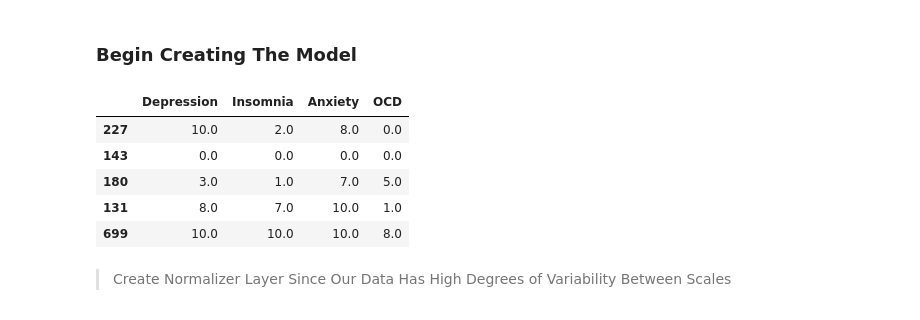
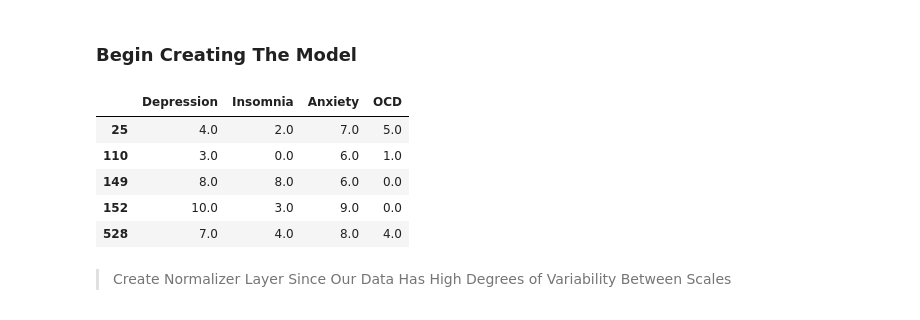
Before and after one commit to ObliqueHacks/musicTaste, a Jupyter notebook: music/music.ipynb, the cells around one changed output. Cells and saved outputs as stored; diff of their text form; code cells hidden in the pictures.

```diff
--- a/music/music.ipynb
+++ b/music/music.ipynb
@@ -53,12 +53,7 @@ dataset.tail()
 5 rows × 44 columns
 # %%
 #all features
-train_superset = dataset.sample(frac=0.9, random_state=0)
+train_superset = dataset.sample(frac=0.8, random_state=0)
 test_superset = dataset.drop(train_superset.index)
-
-#only age and hours per day
-train_subset = train_superset[['Age', 'Hours per day', 'While working', 'Depression', 'Insomnia', 'OCD', 'Anxiety']].copy()
-test_subset = test_superset[['Age', 'Hours per day', 'While working', 'Depression', 'Insomnia', 'OCD', 'Anxiety']].copy()
-
-train_subset.tail()
+train_superset.tail()
 # %% [output]
@@ -91,19 +87,19 @@ plt.show()
 # %%
 #seperate the output from input
 test_subset_labels = test_superset[['Depression', 'Insomnia', 'Anxiety', 'OCD']].copy().astype(np.float32)
-test_subset = test_superset.drop(columns=['Depression', 'Insomnia', 'Anxiety', 'OCD']).copy().astype(np.float32)
+test_subset = test_superset.drop(columns=['Depression', 'Insomnia', 'Anxiety', 'OCD', 'Hours per day', 'Age']).copy().astype(np.float32)
 
 train_superset_labels = train_superset[['Depression', 'Insomnia', 'Anxiety', 'OCD']].copy().astype(np.float32)
-train_superset = train_superset.drop(columns=['Depression', 'Insomnia', 'Anxiety', 'OCD']).copy().astype(np.float32)
+train_superset = train_superset.drop(columns=['Depression', 'Insomnia', 'Anxiety', 'OCD', 'Hours per day', 'Age']).copy().astype(np.float32)
 
 train_superset_labels.tail()
 # %% [output]
 |  | Depression | Insomnia | Anxiety | OCD |
-| 227 | 10.0 | 2.0 | 8.0 | 0.0 |
-| 143 | 0.0 | 0.0 | 0.0 | 0.0 |
-| 180 | 3.0 | 1.0 | 7.0 | 5.0 |
-| 131 | 8.0 | 7.0 | 10.0 | 1.0 |
-| 699 | 10.0 | 10.0 | 10.0 | 8.0 |
+| 25 | 4.0 | 2.0 | 7.0 | 5.0 |
+| 110 | 3.0 | 0.0 | 6.0 | 1.0 |
+| 149 | 8.0 | 8.0 | 6.0 | 0.0 |
+| 152 | 10.0 | 3.0 | 9.0 | 0.0 |
+| 528 | 7.0 | 4.0 | 8.0 | 4.0 |
 # %% [markdown]
 > Create Normalizer Layer Since Our Data Has High Degrees of Variability Between Scales
 # %%
```
Also changed, not shown: parts of 5 cells of this notebook.
